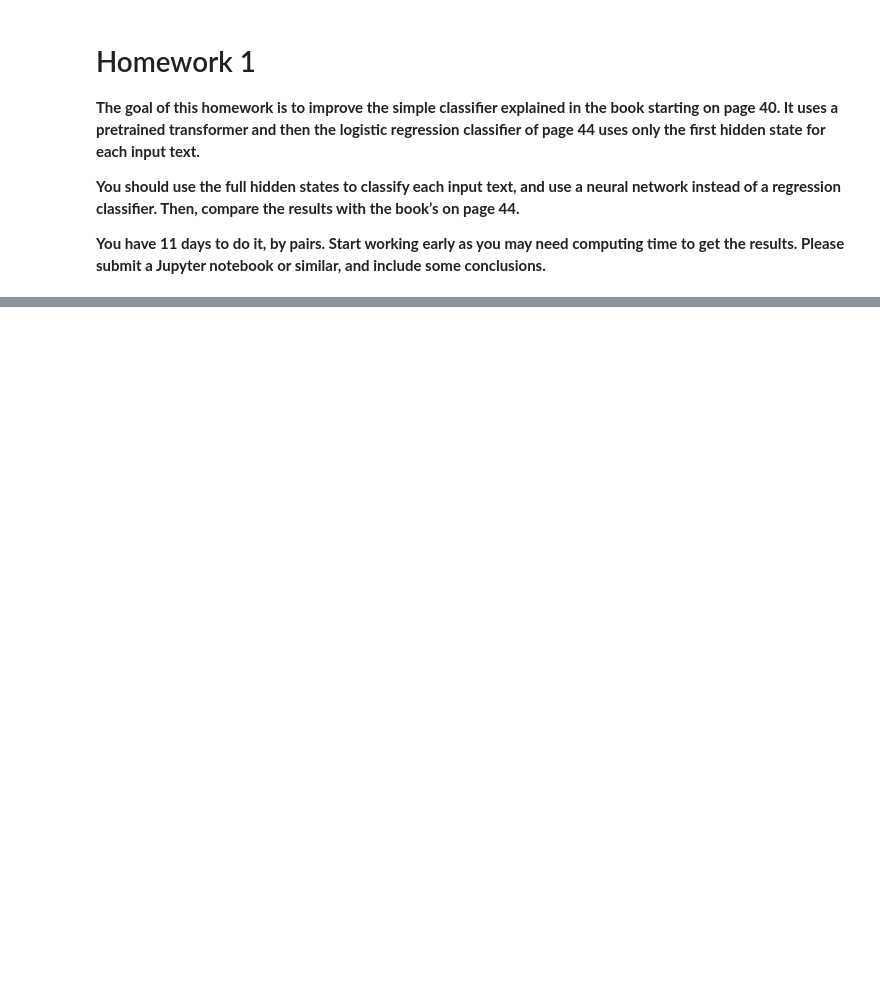
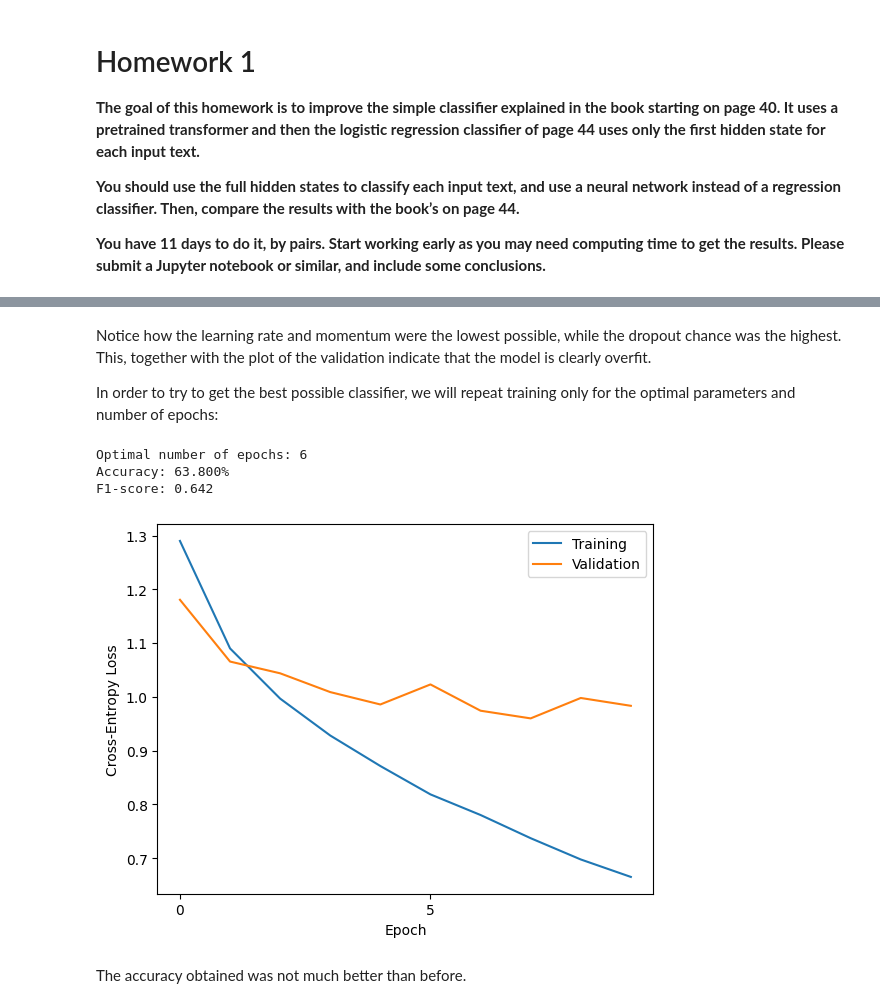
Before and after one commit to Frankwii/data_mining, a Jupyter notebook: homework1.ipynb, the cells around one changed output, grey strips where cells are left out. Cells and saved outputs as stored; diff of their text form; code cells hidden in the pictures; blank space fills up the shorter version.

```diff
--- a/homework1.ipynb
+++ b/homework1.ipynb
@@ -267,0 +74,8 @@ RuntimeError: 0D or 1D target tensor expected, multi-target not supported
+# %%
+model_checkpoint = "distilbert-base-uncased"
+model = AutoModel.from_pretrained(model_checkpoint).to(device)
+tokenizer = AutoTokenizer.from_pretrained(model_checkpoint)
+
+def tokenize(batch):
+    return tokenizer(batch["text"], padding=True, truncation=True)
+print_available_memory(device)
@@ -267,0 +182,16 @@ RuntimeError: 0D or 1D target tensor expected, multi-target not supported
+# %%
+class SentimentClassifier(nn.Module):
+    def __init__(self, input_dim, num_classes, hidden_dim, dropout):
+        super(SentimentClassifier, self).__init__()
+        self.__pipeline = nn.Sequential(
+            nn.Dropout(dropout),
+            nn.Linear(input_dim, hidden_dim),
+            nn.ReLU(),
+            nn.Linear(hidden_dim, num_classes),
+        )
+
+    def forward(self, input):
+        return self.__pipeline(input)
+
+    def classify(self, input):
+        return torch.argmax(self(input), dim=1)
@@ -267,0 +363,18 @@ RuntimeError: 0D or 1D target tensor expected, multi-target not supported
+# %% [markdown]
+Notice how the learning rate and momentum were the lowest possible, while the dropout chance was the highest. This, together with the plot of the validation indicate that the model is clearly overfit.
+
+In order to try to get the best possible classifier, we will repeat training only for the optimal parameters and number of epochs:
+# %%
+optimal_epochs = np.argmin(best_validation_history)
+print("Optimal number of epochs:", optimal_epochs)
+training_history, validation_history, classifier = train_classifier(n_epochs=10, **best_parameters)
+accuracy, f1 = evaluate_classifier(classifier, verbose=True)
+
+plot_training(training_history, validation_history)
+# %% [output]
+Optimal number of epochs: 6
+Accuracy: 63.800%
+F1-score: 0.642
+[figure, added]
+# %% [markdown]
+The accuracy obtained was not much better than before.
```
Also changed, not shown: parts of 48 cells of this notebook, 1 other file.
